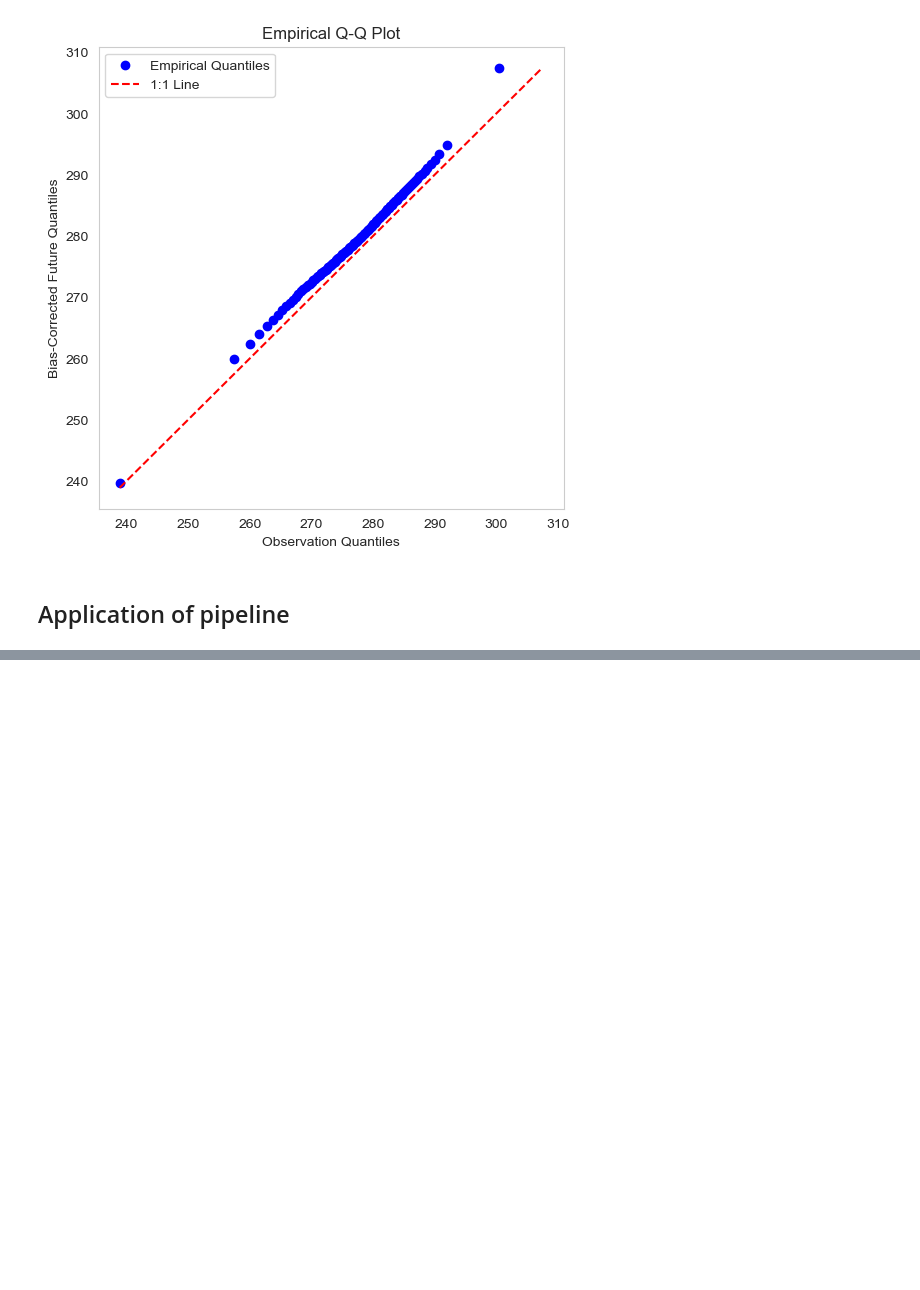
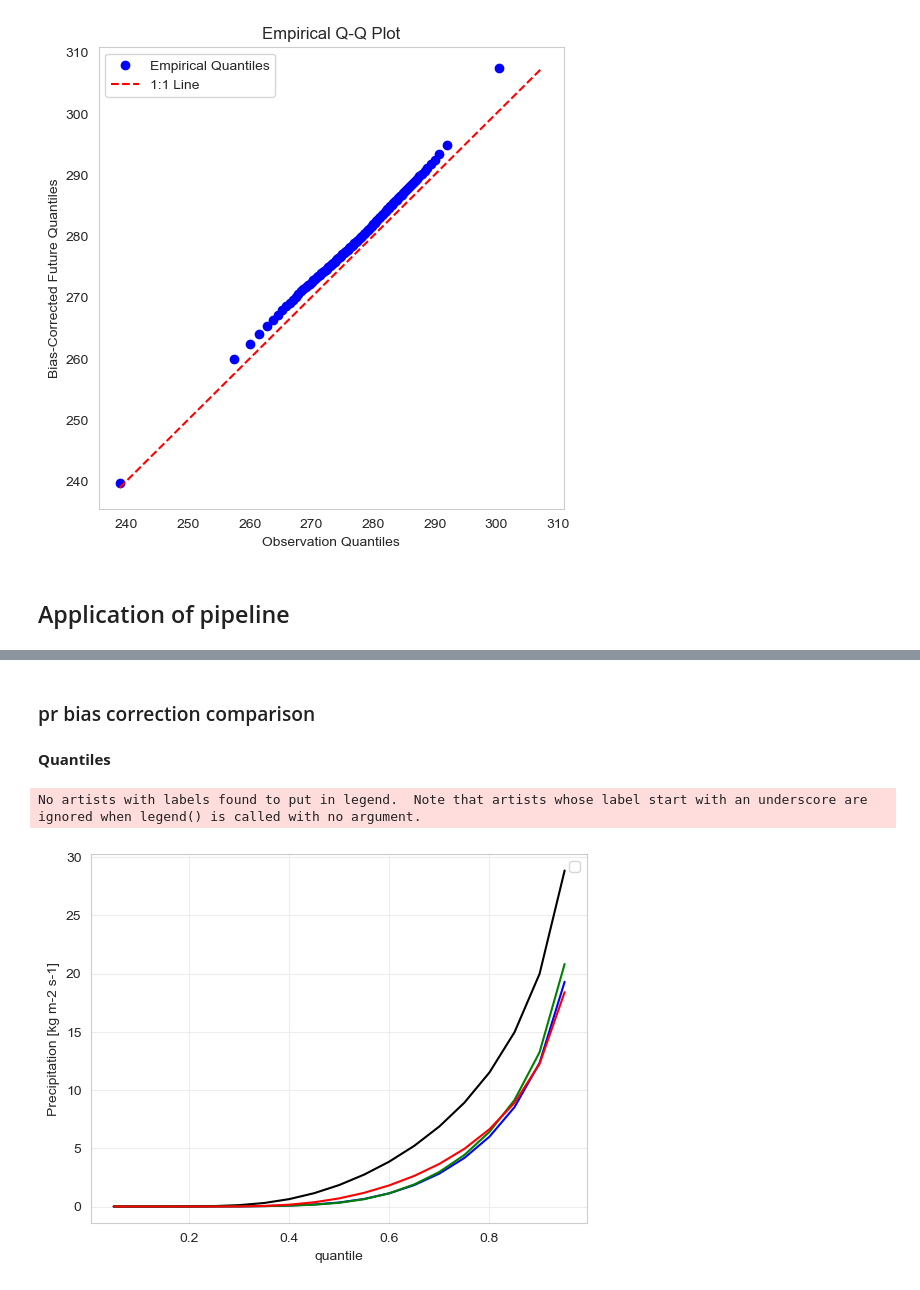
Before and after one commit to yasserhaddad/CORDEX2Energy, a Jupyter notebook: notebooks/pipeline_example.ipynb, the cells around one changed output, grey strips where cells are left out. Saved outputs shown, nothing was run; the diff lists cells and outputs as text; code cells hidden in the pictures; blank space fills up the shorter version.

```diff
--- a/notebooks/pipeline_example.ipynb
+++ b/notebooks/pipeline_example.ipynb
@@ -394,0 +461,31 @@ climate_data.bias_correction(
+# %%
+%%time
+da_reanalysis_data = reanalysis_data.ds_data.sel(time=slice("1991", "2017")).rename({cerra_var: cordex_var})[cordex_var].load()
+da_climate_model_data_ch_past = climate_data.ds_data.sel(time=slice("1991", "2017"))[cordex_var].load()
+da_climate_model_data_ch_future = climate_data.ds_data.sel(time=slice("2018", None))[cordex_var].load()
+
+da_reanalysis_data.attrs.update({"units": "mm d-1"})
+
+da_climate_model_data_ch_past = (da_climate_model_data_ch_past * 60 * 60 * 24)
+da_climate_model_data_ch_past.attrs.update({"units": "mm d-1"})
+
+da_climate_model_data_ch_future = (da_climate_model_data_ch_future * 60 * 60 * 24)
+da_climate_model_data_ch_future.attrs.update({"units": "mm d-1"})
+
+time_res = get_time_resolution(da_climate_model_data_ch_past)
+first_time_step = pd.to_datetime(da_climate_model_data_ch_past.time.values[0])
+if not np.array_equal(
+    np.unique(da_climate_model_data_ch_past.time.dt.hour), np.unique(da_reanalysis_data.time.dt.hour)
+):
+    print("Adjusting time steps of the reference dataset")
+    original_length = len(da_reanalysis_data.time)
+    start_date = pd.to_datetime(da_reanalysis_data.time.values[0]).replace(
+        hour=first_time_step.hour, minute=first_time_step.minute
+    )
+    new_time = []
+    current_date = start_date
+    while len(new_time) < original_length:
+        if not (current_date.month == 2 and current_date.day == 29):
+            new_time.append(current_date)
+        current_date += pd.to_timedelta(time_res)
+    da_reanalysis_data = da_reanalysis_data.assign_coords(time=new_time)
@@ -394,0 +494,3 @@ climate_data.bias_correction(
+# %%
+%%time
+ds_bc_xclim = empirical_quantile_mapping(da_climate_model_data_ch_past, da_climate_model_data_ch_future, da_reanalysis_data, **DICT_DEFAULT_XCLIM_PARAMETERS[cordex_var])
@@ -394,0 +540,15 @@ climate_data.bias_correction(
+# %% [markdown]
+### pr bias correction comparison
+# %% [markdown]
+**Quantiles**
+# %%
+quantiles = np.arange(0.05, 1, 0.05)
+da_reanalysis_data.quantile(quantiles).plot(color="blue")
+da_climate_model_data_ch_future.quantile(quantiles).plot(color="black")
+ds_bc_xclim.quantile(quantiles).plot(color="green")
+(ds_bc * 86400).quantile(quantiles).plot(color="red")
+plt.legend()
+plt.show()
+# %% [output]
+No artists with labels found to put in legend.  Note that artists whose label start with an underscore are ignored when legend() is called with no argument.
+[figure, added]
```
Also changed, not shown: parts of 42 cells of this notebook, 14 other files.
